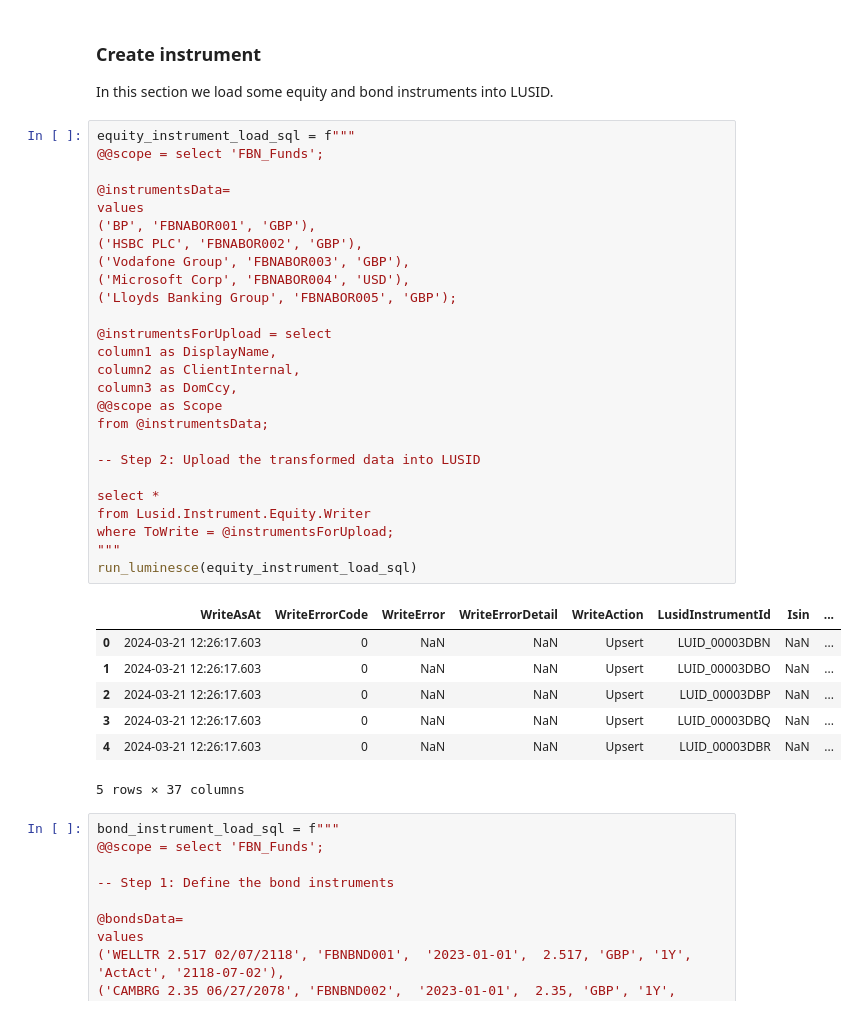
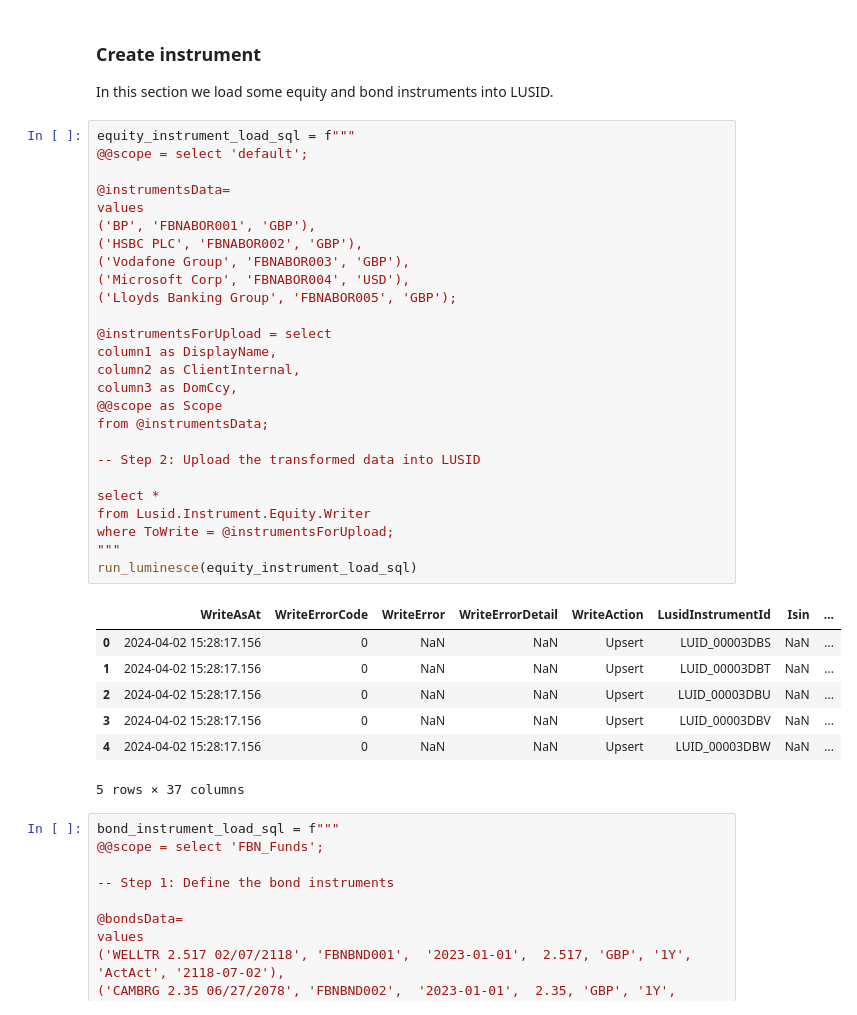
Before and after one commit to oscaryee19/sample-notebooks, a Jupyter notebook: examples/use-cases/abor/ABOR.ipynb, the cells around one changed output. Cells and saved outputs as stored; diff of their text form.

```diff
--- a/examples/use-cases/abor/ABOR.ipynb
+++ b/examples/use-cases/abor/ABOR.ipynb
@@ -465,37 +513,37 @@ run_luminesce(portfolio_load_sql)
 In this section we load some equity and bond instruments into LUSID.
 # %%
 equity_instrument_load_sql = f"""
-@@scope = select 'FBN_Funds';
+@@scope = select 'default';
 
 @instrumentsData=
 values
 ('BP', 'FBNABOR001', 'GBP'),
 ('HSBC PLC', 'FBNABOR002', 'GBP'),
 ('Vodafone Group', 'FBNABOR003', 'GBP'),
 ('Microsoft Corp', 'FBNABOR004', 'USD'),
 ('Lloyds Banking Group', 'FBNABOR005', 'GBP');
 
 @instrumentsForUpload = select
 column1 as DisplayName,
 column2 as ClientInternal,
 column3 as DomCcy,
 @@scope as Scope
 from @instrumentsData;
 
 -- Step 2: Upload the transformed data into LUSID
 
 select *
 from Lusid.Instrument.Equity.Writer
 where ToWrite = @instrumentsForUpload;
 """
 run_luminesce(equity_instrument_load_sql)
 # %% [output]
 |  | WriteAsAt | WriteErrorCode | WriteError | WriteErrorDetail | WriteAction | LusidInstrumentId | Isin | ... |
-| 0 | 2024-03-21 12:26:17.603 | 0 | NaN | NaN | Upsert | LUID_00003DBN | NaN | ... |
-| 1 | 2024-03-21 12:26:17.603 | 0 | NaN | NaN | Upsert | LUID_00003DBO | NaN | ... |
-| 2 | 2024-03-21 12:26:17.603 | 0 | NaN | NaN | Upsert | LUID_00003DBP | NaN | ... |
-| 3 | 2024-03-21 12:26:17.603 | 0 | NaN | NaN | Upsert | LUID_00003DBQ | NaN | ... |
-| 4 | 2024-03-21 12:26:17.603 | 0 | NaN | NaN | Upsert | LUID_00003DBR | NaN | ... |
+| 0 | 2024-04-02 15:28:17.156 | 0 | NaN | NaN | Upsert | LUID_00003DBS | NaN | ... |
+| 1 | 2024-04-02 15:28:17.156 | 0 | NaN | NaN | Upsert | LUID_00003DBT | NaN | ... |
+| 2 | 2024-04-02 15:28:17.156 | 0 | NaN | NaN | Upsert | LUID_00003DBU | NaN | ... |
+| 3 | 2024-04-02 15:28:17.156 | 0 | NaN | NaN | Upsert | LUID_00003DBV | NaN | ... |
+| 4 | 2024-04-02 15:28:17.156 | 0 | NaN | NaN | Upsert | LUID_00003DBW | NaN | ... |
 5 rows × 37 columns
 # %%
 bond_instrument_load_sql = f"""
```
Also changed, not shown: parts of 14 cells of this notebook.
